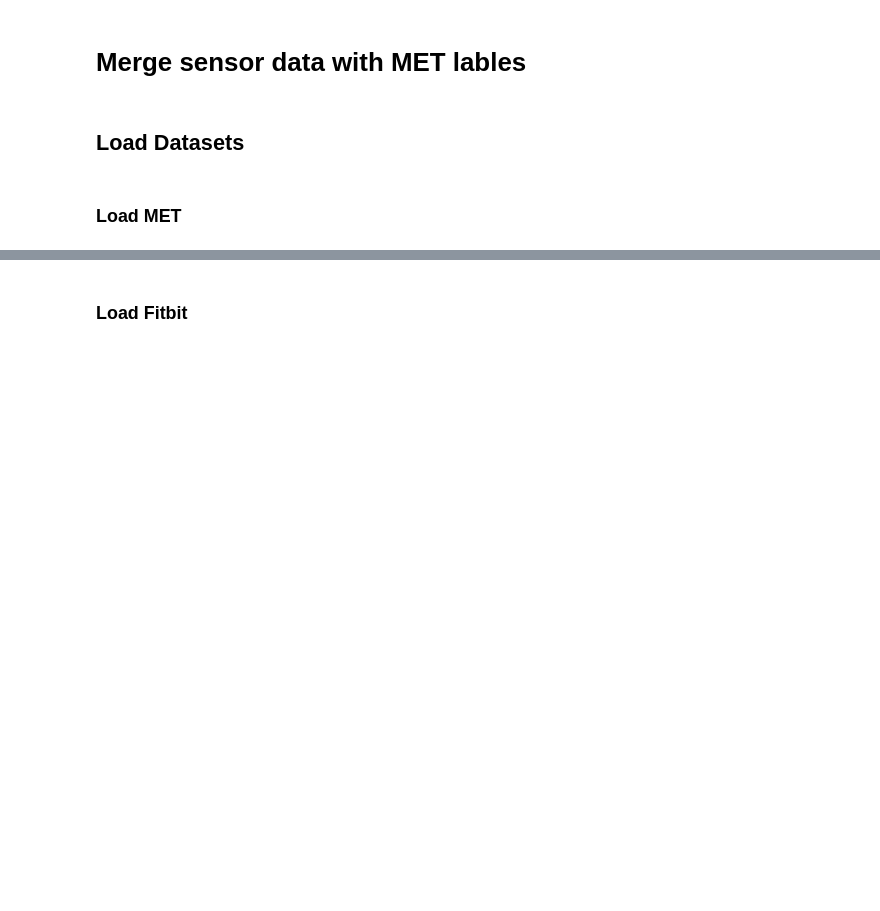
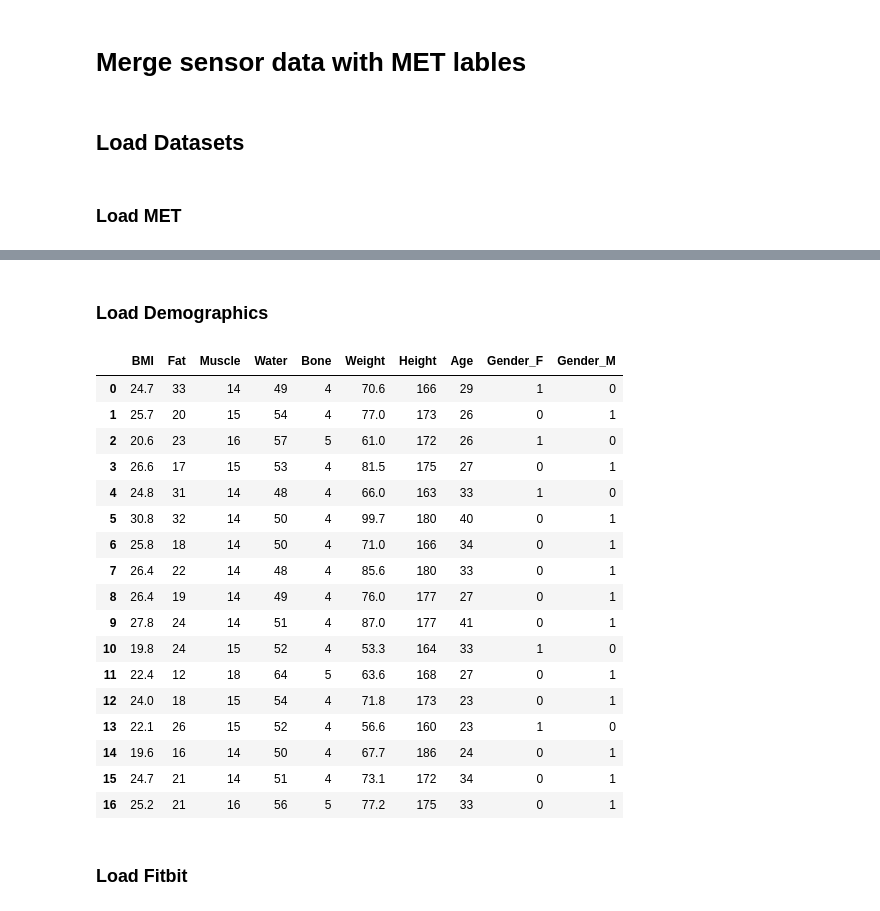
Before and after one commit to ConnorReed246/DataMiningProject, a Jupyter notebook: scripts/1_Preprocessing/Merge_Sensors.ipynb, the cells around one changed output, grey strips where cells are left out. Saved outputs shown, nothing was run; the diff lists cells and outputs as text; code cells hidden in the pictures; blank space fills up the shorter version.

```diff
--- a/scripts/1_Preprocessing/Merge_Sensors.ipynb
+++ b/scripts/1_Preprocessing/Merge_Sensors.ipynb
@@ -21,3 +36,30 @@ MET_all_list[1]
+# %% [markdown]
+### Load Demographics
+# %%
+demographics_df = pd.read_csv("original_dataset/Demographics.csv")
+#dummy encoding Gender
+demographics_df = pd.get_dummies(demographics_df, columns = ["Gender"], dtype=int)
+demographics_df = demographics_df.drop(columns=["Participant", "Comments"])
+demographics_df
+# %% [output]
+|  | BMI | Fat | Muscle | Water | Bone | Weight | Height | Age | Gender_F | Gender_M |
+| 0 | 24.7 | 33 | 14 | 49 | 4 | 70.6 | 166 | 29 | 1 | 0 |
+| 1 | 25.7 | 20 | 15 | 54 | 4 | 77.0 | 173 | 26 | 0 | 1 |
+| 2 | 20.6 | 23 | 16 | 57 | 5 | 61.0 | 172 | 26 | 1 | 0 |
+| 3 | 26.6 | 17 | 15 | 53 | 4 | 81.5 | 175 | 27 | 0 | 1 |
+| 4 | 24.8 | 31 | 14 | 48 | 4 | 66.0 | 163 | 33 | 1 | 0 |
+| 5 | 30.8 | 32 | 14 | 50 | 4 | 99.7 | 180 | 40 | 0 | 1 |
+| 6 | 25.8 | 18 | 14 | 50 | 4 | 71.0 | 166 | 34 | 0 | 1 |
+| 7 | 26.4 | 22 | 14 | 48 | 4 | 85.6 | 180 | 33 | 0 | 1 |
+| 8 | 26.4 | 19 | 14 | 49 | 4 | 76.0 | 177 | 27 | 0 | 1 |
+| 9 | 27.8 | 24 | 14 | 51 | 4 | 87.0 | 177 | 41 | 0 | 1 |
+| 10 | 19.8 | 24 | 15 | 52 | 4 | 53.3 | 164 | 33 | 1 | 0 |
+| 11 | 22.4 | 12 | 18 | 64 | 5 | 63.6 | 168 | 27 | 0 | 1 |
+| 12 | 24.0 | 18 | 15 | 54 | 4 | 71.8 | 173 | 23 | 0 | 1 |
+| 13 | 22.1 | 26 | 15 | 52 | 4 | 56.6 | 160 | 23 | 1 | 0 |
+| 14 | 19.6 | 16 | 14 | 50 | 4 | 67.7 | 186 | 24 | 0 | 1 |
+| 15 | 24.7 | 21 | 14 | 51 | 4 | 73.1 | 172 | 34 | 0 | 1 |
+| 16 | 25.2 | 21 | 16 | 56 | 5 | 77.2 | 175 | 33 | 0 | 1 |
 # %% [markdown]
 ### Load Fitbit
 # %%
```
Also changed, not shown: parts of 5 cells of this notebook, 36 other files.
